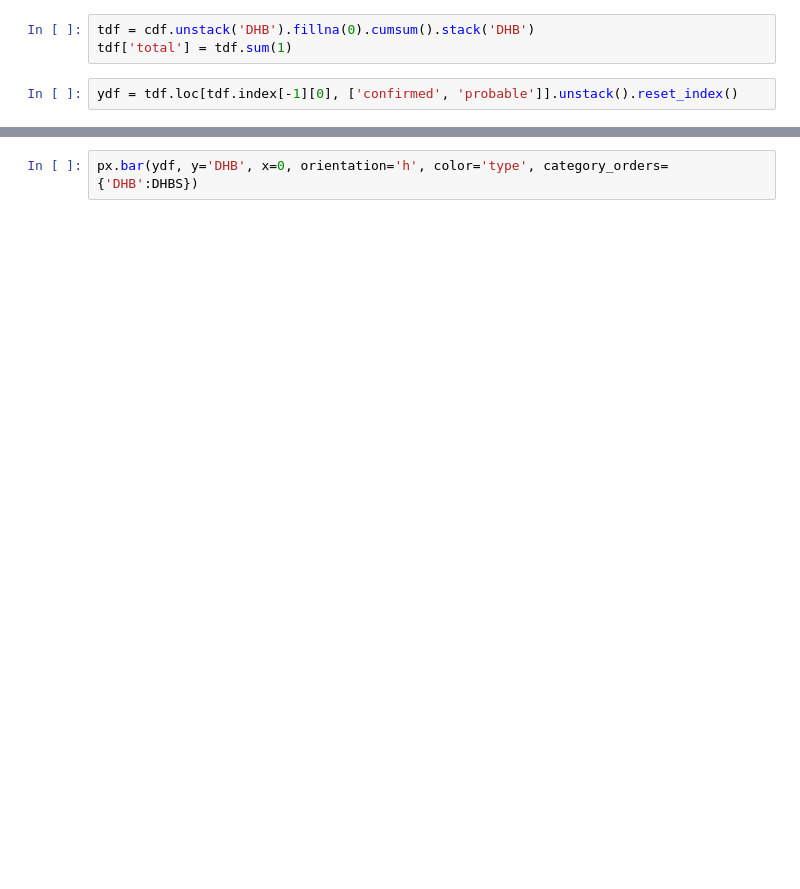
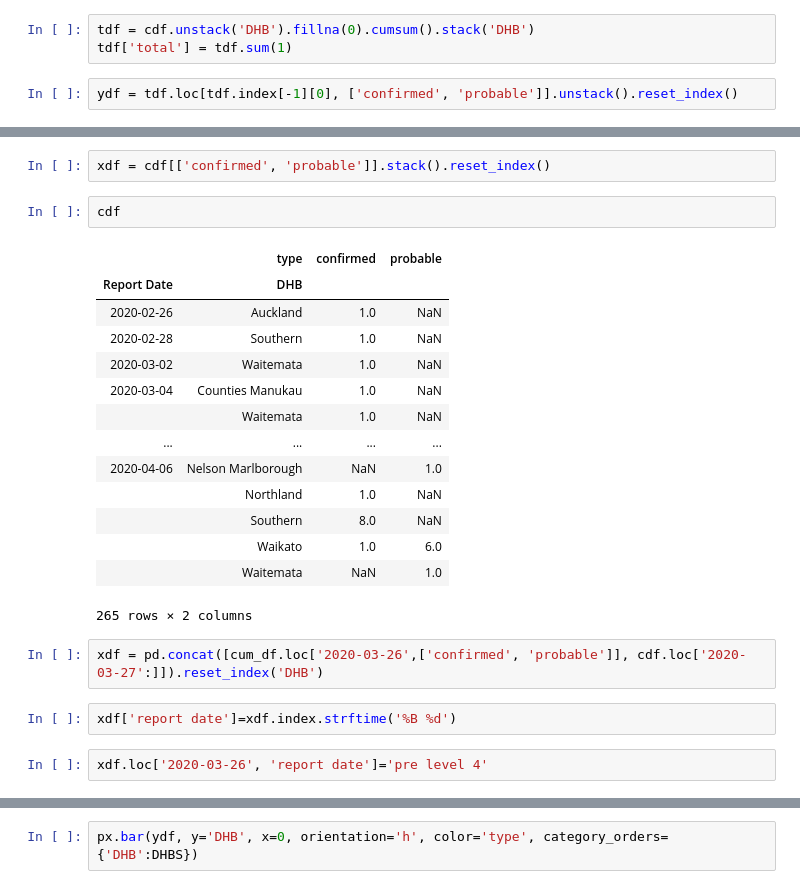
Before and after one commit to timmclennan/timmclennan.github.io, a Jupyter notebook: source/Coronavirus.ipynb, the cells around one changed output, grey strips where cells are left out. Cells and saved outputs as stored; diff of their text form; blank space fills up the shorter version.

```diff
--- a/source/Coronavirus.ipynb
+++ b/source/Coronavirus.ipynb
@@ -37,0 +55,25 @@ ydf = tdf.loc[tdf.index[-1][0], ['confirmed', 'probable']].unstack().reset_index
+# %%
+xdf = cdf[['confirmed', 'probable']].stack().reset_index()
+# %%
+cdf
+# %% [output]
+|  | type | confirmed | probable |
+| Report Date | DHB |  |  |
+| 2020-02-26 | Auckland | 1.0 | NaN |
+| 2020-02-28 | Southern | 1.0 | NaN |
+| 2020-03-02 | Waitemata | 1.0 | NaN |
+| 2020-03-04 | Counties Manukau | 1.0 | NaN |
+|  | Waitemata | 1.0 | NaN |
+| ... | ... | ... | ... |
+| 2020-04-06 | Nelson Marlborough | NaN | 1.0 |
+|  | Northland | 1.0 | NaN |
+|  | Southern | 8.0 | NaN |
+|  | Waikato | 1.0 | 6.0 |
+|  | Waitemata | NaN | 1.0 |
+265 rows × 2 columns
+# %%
+xdf = pd.concat([cum_df.loc['2020-03-26',['confirmed', 'probable']], cdf.loc['2020-03-27':]]).reset_index('DHB')
+# %%
+xdf['report date']=xdf.index.strftime('%B %d')
+# %%
+xdf.loc['2020-03-26', 'report date']='pre level 4'
```
Also changed, not shown: parts of 5 cells of this notebook, 5 other files.
